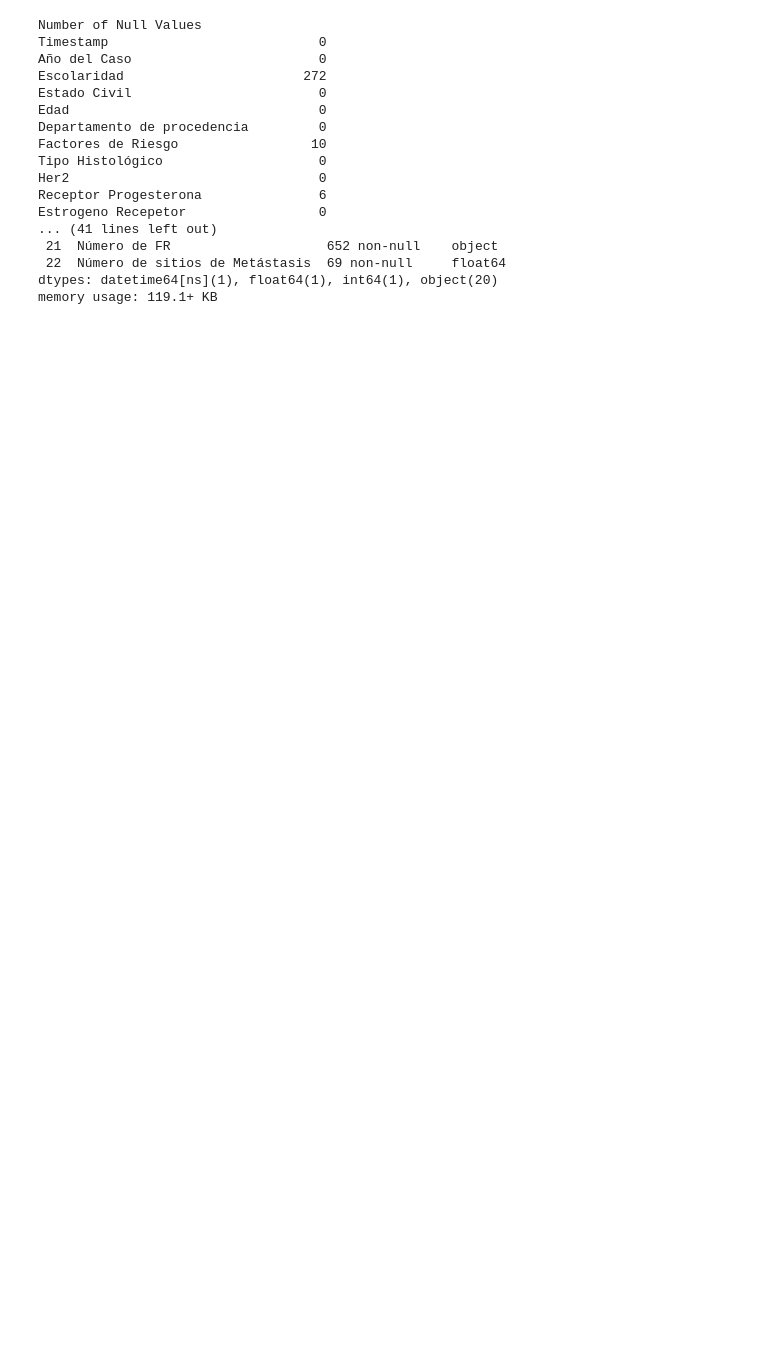
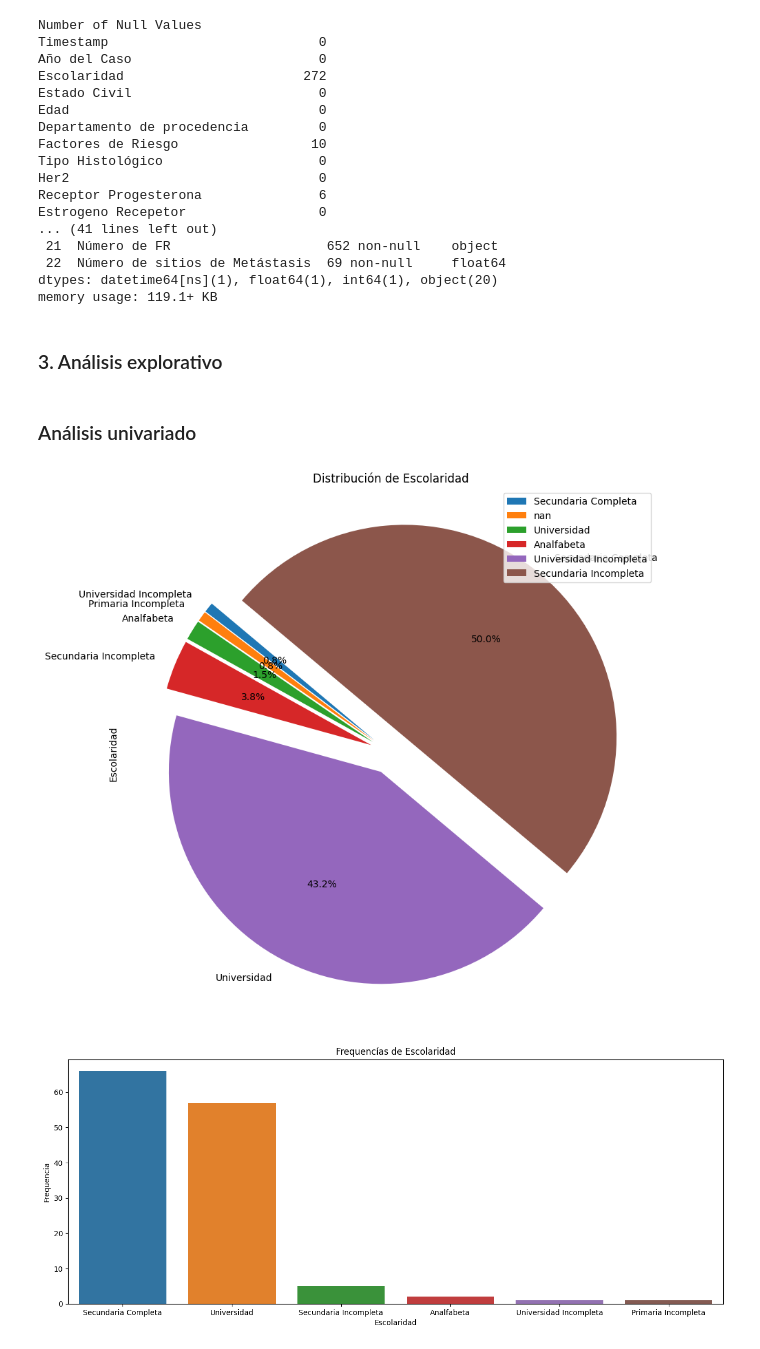
Before and after one commit to slesageq/Survivor_Analysis, a Jupyter notebook: analysis.ipynb, the cells around one changed output. Cells and saved outputs as stored; diff of their text form; code cells hidden in the pictures; blank space fills up the shorter version.

Commit message:
Creating the univariate analysis functions

```diff
--- a/analysis.ipynb
+++ b/analysis.ipynb
@@ -552,3 +552,6 @@ No aplica    417
 Sí           152
 No            93
 Name: 5y_survival, dtype: int64
+# %%
+df_applies = df[df["5y_survival"] != "No aplica"]
+df_applies["5y_survival"].value_counts()
@@ -578,0 +588,46 @@ memory usage: 119.1+ KB
+# %% [markdown]
+### 3. Análisis explorativo
+# %% [markdown]
+### Análisis univariado
+# %%
+import seaborn as sns
+
+
+def univariate_analysis(data, feature_name):
+    """
+    Perform univariate analysis on a given feature in the dataset.
+
+    Parameters:
+    - data: pandas DataFrame
+        The dataset containing the feature to be analyzed.
+    - feature_name: str
+        The name of the feature to be analyzed.
+
+    Returns:
+    - Plots of the distribution of the feature.
+    """
+
+    # Pie chart
+    plt.figure(figsize=(16, 10))
+    data[feature_name].value_counts().sort_values(ascending=True).plot(kind='pie', autopct='%1.1f%%', startangle=140, shadow=False, explode=(0.1, 0.1, 0.1, 0.1, 0.1, 0.1))
+    plt.title(f'Distribución de {feature_name}')
+    plt.legend(labels = data[feature_name].unique(), loc="best")
+    plt.show()
+
+    # # Histogram
+    # plt.figure(figsize=(16, 6))
+    # sns.histplot(data=data, x=feature_name, kde=False, bins=20)
+    # plt.title(f'{feature_name} Histogram')
+    # plt.show()
+
+    # Count plot
+    plt.figure(figsize=(16, 6))
+    sns.countplot(data=data, x=feature_name, order=data[feature_name].value_counts().sort_values(ascending=False).index)
+    plt.title(f'Frequencías de {feature_name}')
+    plt.ylabel('Frequencia')
+    plt.show()
+
+univariate_analysis(df_applies, "Escolaridad")
+# %% [output]
+[figure, added]
+[figure, added]
```
Also changed, not shown: parts of 3 cells of this notebook.
